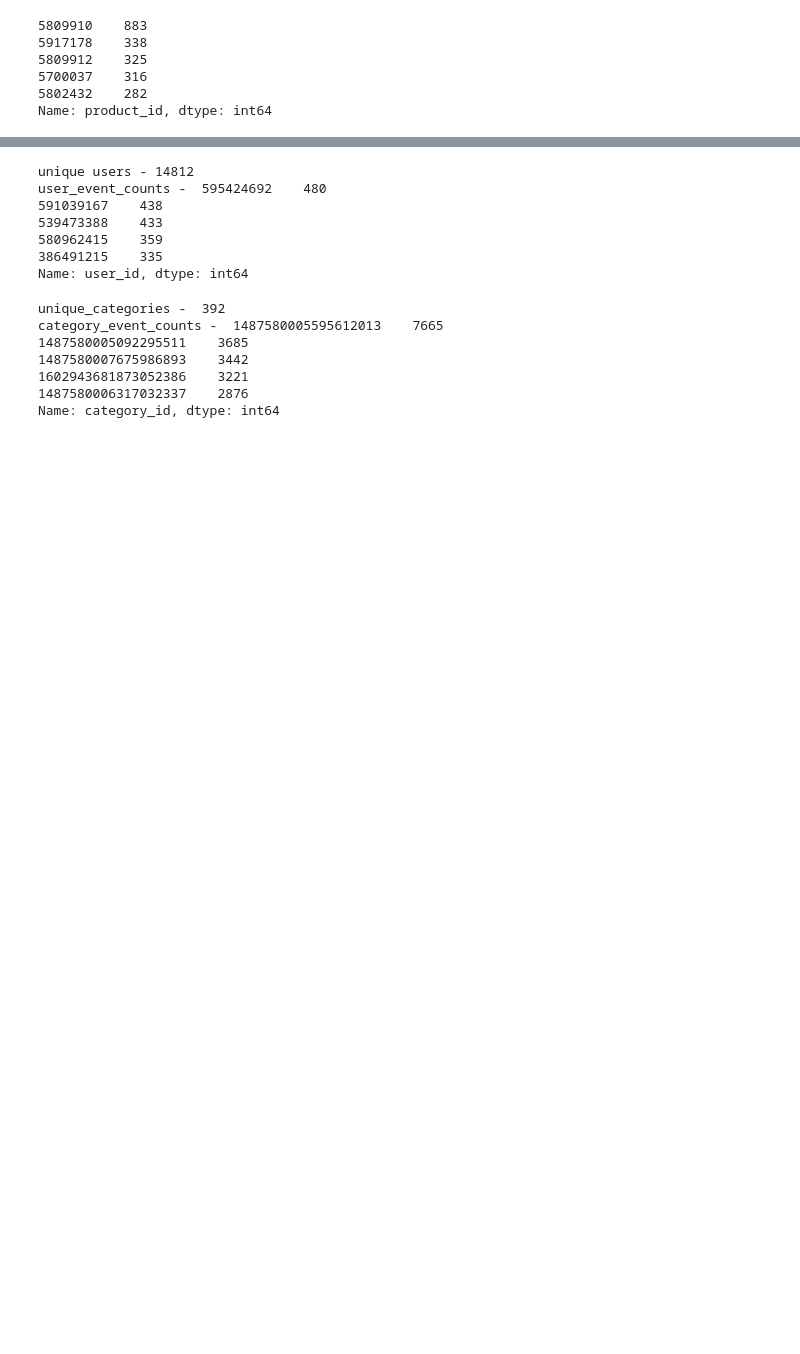
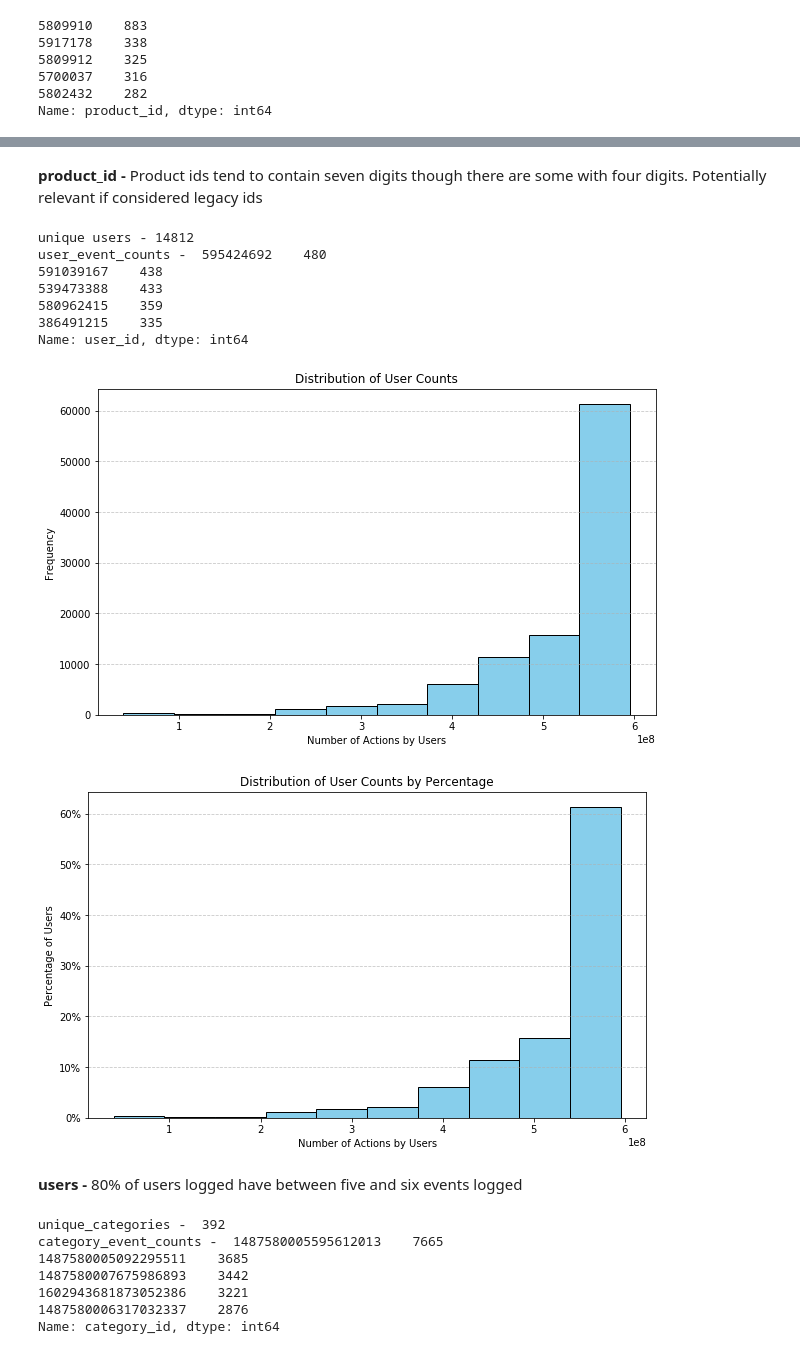
Before and after one commit to adriangbrown/datascience, a Jupyter notebook: capstone/product_recommendations.ipynb, the cells around one changed output, grey strips where cells are left out. Cells and saved outputs as stored; diff of their text form; code cells hidden in the pictures; blank space fills up the shorter version.

```diff
--- a/capstone/product_recommendations.ipynb
+++ b/capstone/product_recommendations.ipynb
@@ -40,3 +92,5 @@ Name: product_id, dtype: int64
+# %% [markdown]
+**product_id -** Product ids tend to contain seven digits though there are some with four digits.  Potentially relevant if considered legacy ids
 # %%
 # engaged users
 user_event_counts = events_df.user_id.value_counts().sort_values(ascending=False).head()
@@ -52,6 +106,37 @@ user_event_counts -  595424692    480
 580962415    359
 386491215    335
 Name: user_id, dtype: int64
+# %%
+# Users
+user_events = np.array(events_df.user_id)
+
+plt.figure(figsize=(10, 6))
+plt.hist(user_events, bins=10, color='skyblue', edgecolor='black')
+plt.title('Distribution of User Counts')
+plt.xlabel('Number of Actions by Users')
+plt.ylabel('Frequency')
+plt.grid(axis='y', linestyle='--', alpha=0.7)
+plt.show()
+
+total_users = len(user_events)
+
+# Create a histogram with percentages
+plt.figure(figsize=(10, 6))
+plt.hist(user_events, bins=10, color='skyblue', edgecolor='black', weights=np.ones(total_users) / total_users)
+
+# Format y-axis to show percentages
+plt.gca().yaxis.set_major_formatter(plt.FuncFormatter(lambda y, _: '{:.0%}'.format(y)))
+
+plt.title('Distribution of User Counts by Percentage')
+plt.xlabel('Number of Actions by Users')
+plt.ylabel('Percentage of Users')
+plt.grid(axis='y', linestyle='--', alpha=0.7)
+plt.show()
+# %% [output]
+[figure, added]
+[figure, added]
+# %% [markdown]
+**users -** 80% of users logged have between five and six events logged
 # %%
 # categories
 category_event_counts = events_df.category_id.value_counts().sort_values(ascending=False).head()
```
Also changed, not shown: parts of 9 cells of this notebook, 1 other file.
